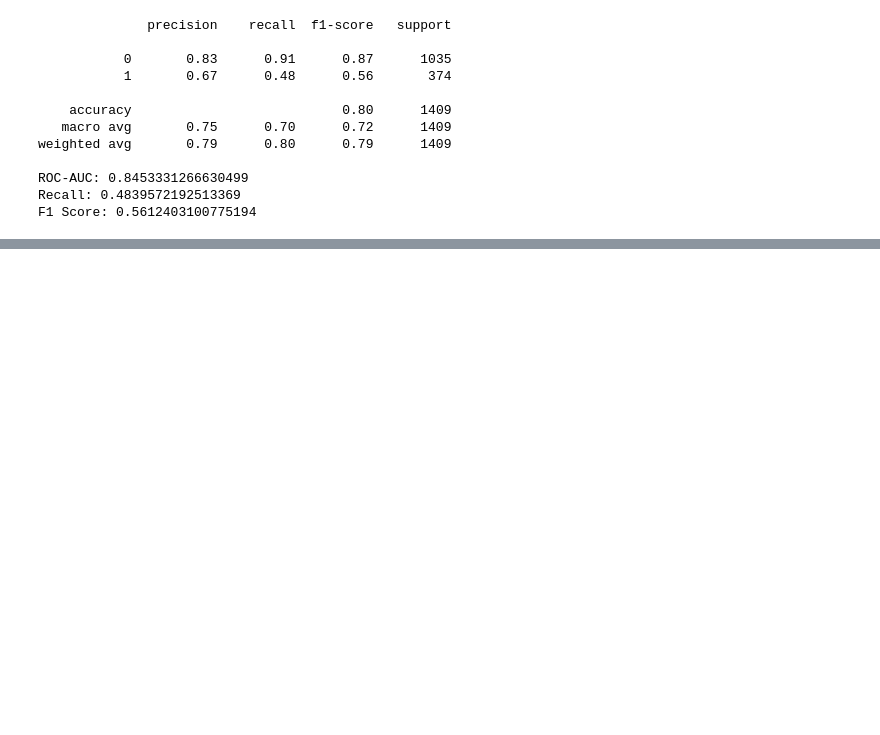
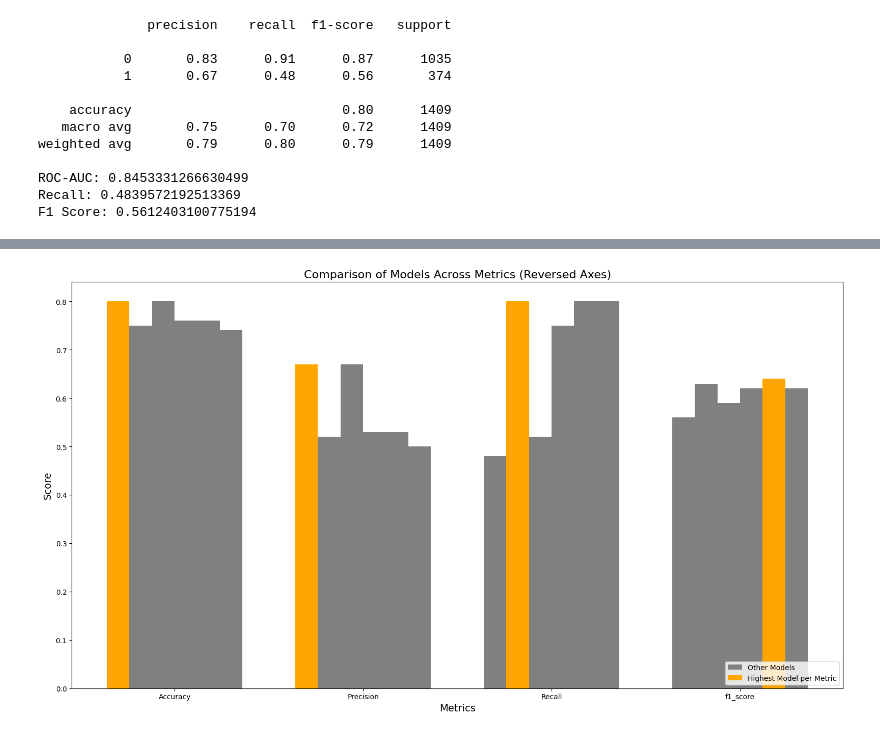
Before and after one commit to arwa-5aled/TelecomChurnUseCase, a Jupyter notebook: notebooks/modeling.ipynb, the cells around one changed output, grey strips where cells are left out. Cells and saved outputs as stored; diff of their text form; code cells hidden in the pictures; blank space fills up the shorter version.

Commit message:
load the model

```diff
--- a/notebooks/modeling.ipynb
+++ b/notebooks/modeling.ipynb
@@ -1146,0 +1150,58 @@ F1 Score: 0.5612403100775194
+# %%
+import pandas as pd
+import matplotlib.pyplot as plt
+import numpy as np
+from matplotlib.patches import Patch
+
+# Sample data
+data = {
+    'Model': ['Random Forest (Tuned)', 'Random Forest', 'CatBoost (Tuned)', 'CatBoost', 'XGBoost (Tuned)', 'Logistic Regression (Tuned)'],
+    'Accuracy': [0.80, 0.75, 0.80, 0.76, 0.76, 0.74],
+    'Precision': [0.67, 0.52, 0.67, 0.53, 0.53, 0.50],
+    'Recall': [0.48, 0.80, 0.52, 0.75, 0.80, 0.80],
+    'f1_score': [0.56, 0.63, 0.59, 0.62, 0.64, 0.62]
+}
+df = pd.DataFrame(data).set_index('Model')
+
+# Metrics as x-axis
+metrics = df.columns
+num_metrics = len(metrics)
+bar_width = 0.12
+index = np.arange(num_metrics)
+
+highlight_color = "orange"
+default_color = "grey"
+
+fig, ax = plt.subplots(figsize=(16, 9))
+
+# Loop over models and plot bars for each metric
+for i, model in enumerate(df.index):
+    # For each metric, check if this model is the highest
+    colors = []
+    for metric in metrics:
+        max_model = df[metric].idxmax()
+        if model == max_model:
+            colors.append(highlight_color)
+        else:
+            colors.append(default_color)
+
+    ax.bar(index + i * bar_width, df.loc[model], bar_width, label=model if i == 0 else "", color=colors)
+
+# Set x-axis
+ax.set_xticks(index + (len(df.index) - 1) * bar_width / 2)
+ax.set_xticklabels(metrics)
+ax.set_xlabel("Metrics", fontsize=14)
+ax.set_ylabel("Score", fontsize=14)
+ax.set_title("Comparison of Models Across Metrics (Reversed Axes)", fontsize=16)
+
+# Legend
+custom_legend = [
+    Patch(facecolor=default_color, label="Other Models"),
+    Patch(facecolor=highlight_color, label="Highest Model per Metric")
+]
+ax.legend(handles=custom_legend, loc="lower right")
+
+plt.tight_layout()
+plt.show()
+# %% [output]
+[figure, added]
```
Also changed, not shown: parts of 3 cells of this notebook, 1 other file.
